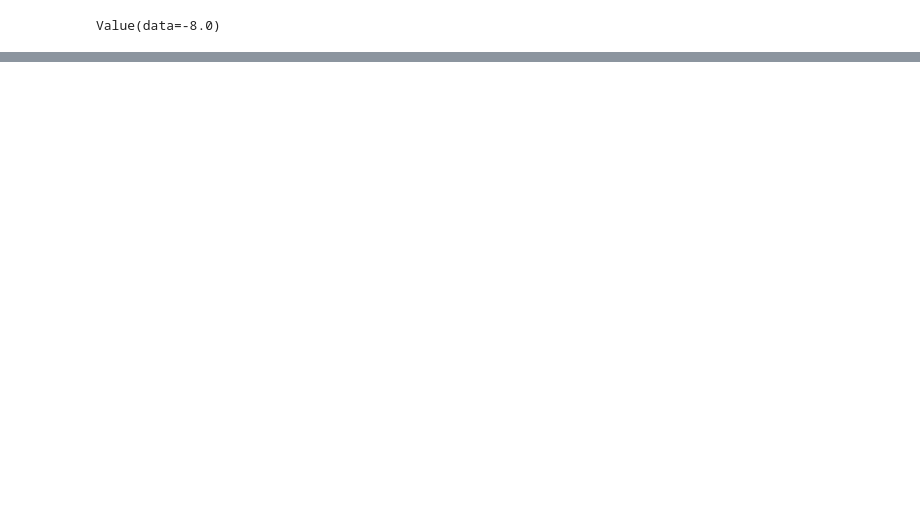
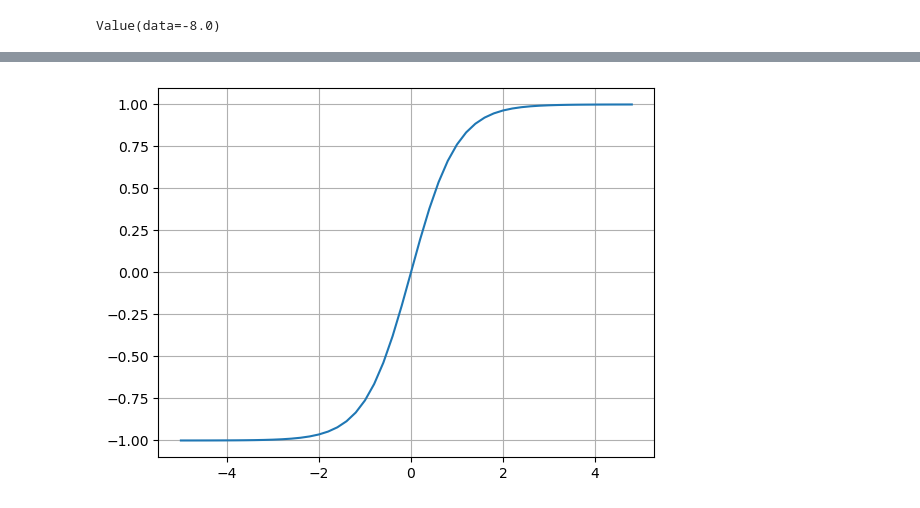
Before and after one commit to SiddharthDhirde/Intro-to-Neural-Networks, a Jupyter notebook: Making of MicroGrad.ipynb, the cells around one changed output, grey strips where cells are left out. Saved outputs shown, nothing was run; the diff lists cells and outputs as text; code cells hidden in the pictures; blank space fills up the shorter version.

Commit message:
add explanation of neuron and tanh function

```diff
--- a/Making of MicroGrad.ipynb
+++ b/Making of MicroGrad.ipynb
@@ -896,0 +979,5 @@ draw_dot(L)
+# %%
+plt.plot(np.arange(-5,5,0.2), np.tanh(np.arange(-5,5,0.2)))
+plt.grid()
+# %% [output]
+[figure, added]
```
Also changed, not shown: parts of 19 cells of this notebook, 1 other file.
